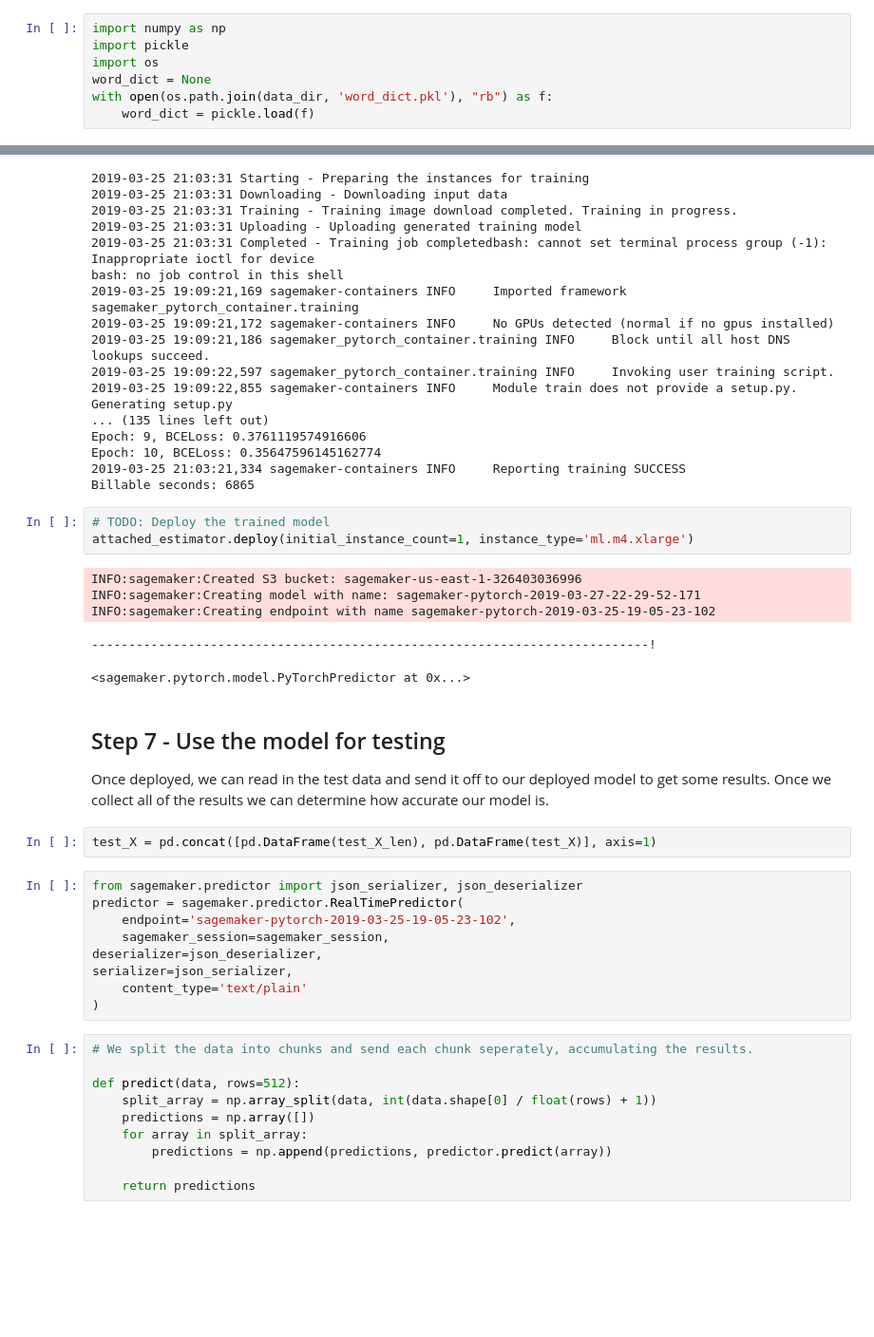
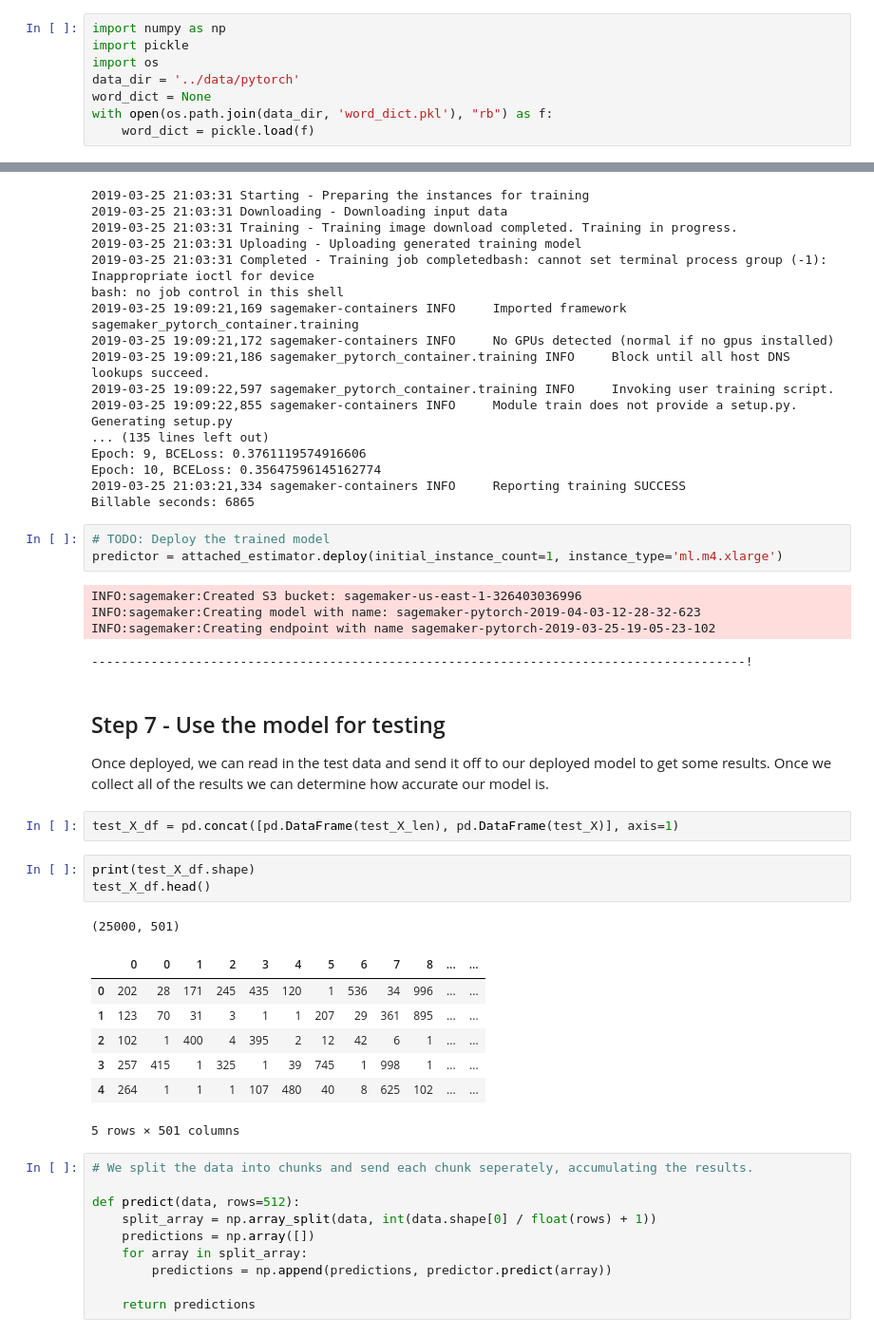
Before and after one commit to jeanzhaoyi/testing, a Jupyter notebook: SageMaker Project.ipynb, the cells around one changed output, grey strips where cells are left out. Shown at 95% size. Saved outputs shown, nothing was run; the diff lists cells and outputs as text; blank space fills up the shorter version.

```diff
--- a/SageMaker Project.ipynb
+++ b/SageMaker Project.ipynb
@@ -337,6 +338,7 @@ def convert_and_pad_data(word_dict, data, pad=500):
 import numpy as np
 import pickle
 import os
+data_dir = '../data/pytorch'
 word_dict = None
 with open(os.path.join(data_dir, 'word_dict.pkl'), "rb") as f:
     word_dict = pickle.load(f)
@@ -568,28 +597,30 @@ Epoch: 10, BCELoss: 0.35647596145162774
 Billable seconds: 6865
 # %%
 # TODO: Deploy the trained model
-attached_estimator.deploy(initial_instance_count=1, instance_type='ml.m4.xlarge')
+predictor = attached_estimator.deploy(initial_instance_count=1, instance_type='ml.m4.xlarge')
 # %% [output]
 INFO:sagemaker:Created S3 bucket: sagemaker-us-east-1-326403036996
-INFO:sagemaker:Creating model with name: sagemaker-pytorch-2019-03-27-22-29-52-171
+INFO:sagemaker:Creating model with name: sagemaker-pytorch-2019-04-03-12-28-32-623
 INFO:sagemaker:Creating endpoint with name sagemaker-pytorch-2019-03-25-19-05-23-102
----------------------------------------------------------------------------!
+----------------------------------------------------------------------------------------!
-<sagemaker.pytorch.model.PyTorchPredictor at 0x...>
 # %% [markdown]
 ## Step 7 - Use the model for testing
 
 Once deployed, we can read in the test data and send it off to our deployed model to get some results. Once we collect all of the results we can determine how accurate our model is.
 # %%
-test_X = pd.concat([pd.DataFrame(test_X_len), pd.DataFrame(test_X)], axis=1)
+test_X_df = pd.concat([pd.DataFrame(test_X_len), pd.DataFrame(test_X)], axis=1)
-# %%
-from sagemaker.predictor import json_serializer, json_deserializer
-predictor = sagemaker.predictor.RealTimePredictor(
-    endpoint='sagemaker-pytorch-2019-03-25-19-05-23-102',
-    sagemaker_session=sagemaker_session,
-deserializer=json_deserializer,
-serializer=json_serializer,
-    content_type='text/plain'
-)
+# %%
+print(test_X_df.shape)
+test_X_df.head()
+# %% [output]
+(25000, 501)
+|  | 0 | 0 | 1 | 2 | 3 | 4 | 5 | 6 | 7 | 8 | ... | ... |
+| 0 | 202 | 28 | 171 | 245 | 435 | 120 | 1 | 536 | 34 | 996 | ... | ... |
+| 1 | 123 | 70 | 31 | 3 | 1 | 1 | 207 | 29 | 361 | 895 | ... | ... |
+| 2 | 102 | 1 | 400 | 4 | 395 | 2 | 12 | 42 | 6 | 1 | ... | ... |
+| 3 | 257 | 415 | 1 | 325 | 1 | 39 | 745 | 1 | 998 | 1 | ... | ... |
+| 4 | 264 | 1 | 1 | 1 | 107 | 480 | 40 | 8 | 625 | 102 | ... | ... |
+5 rows × 501 columns
 # %%
 # We split the data into chunks and send each chunk seperately, accumulating the results.
 
```
Also changed, not shown: parts of 16 cells of this notebook.
